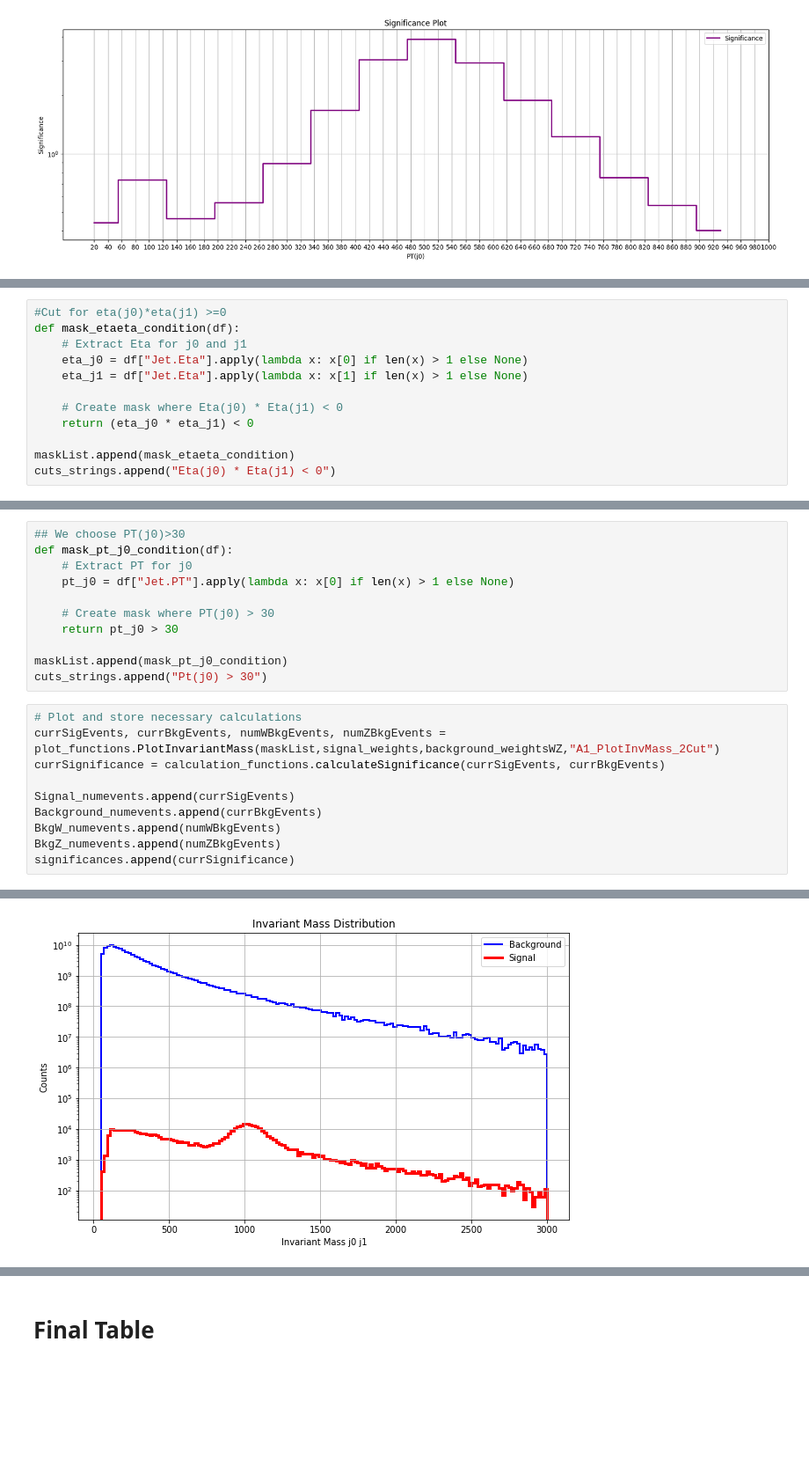
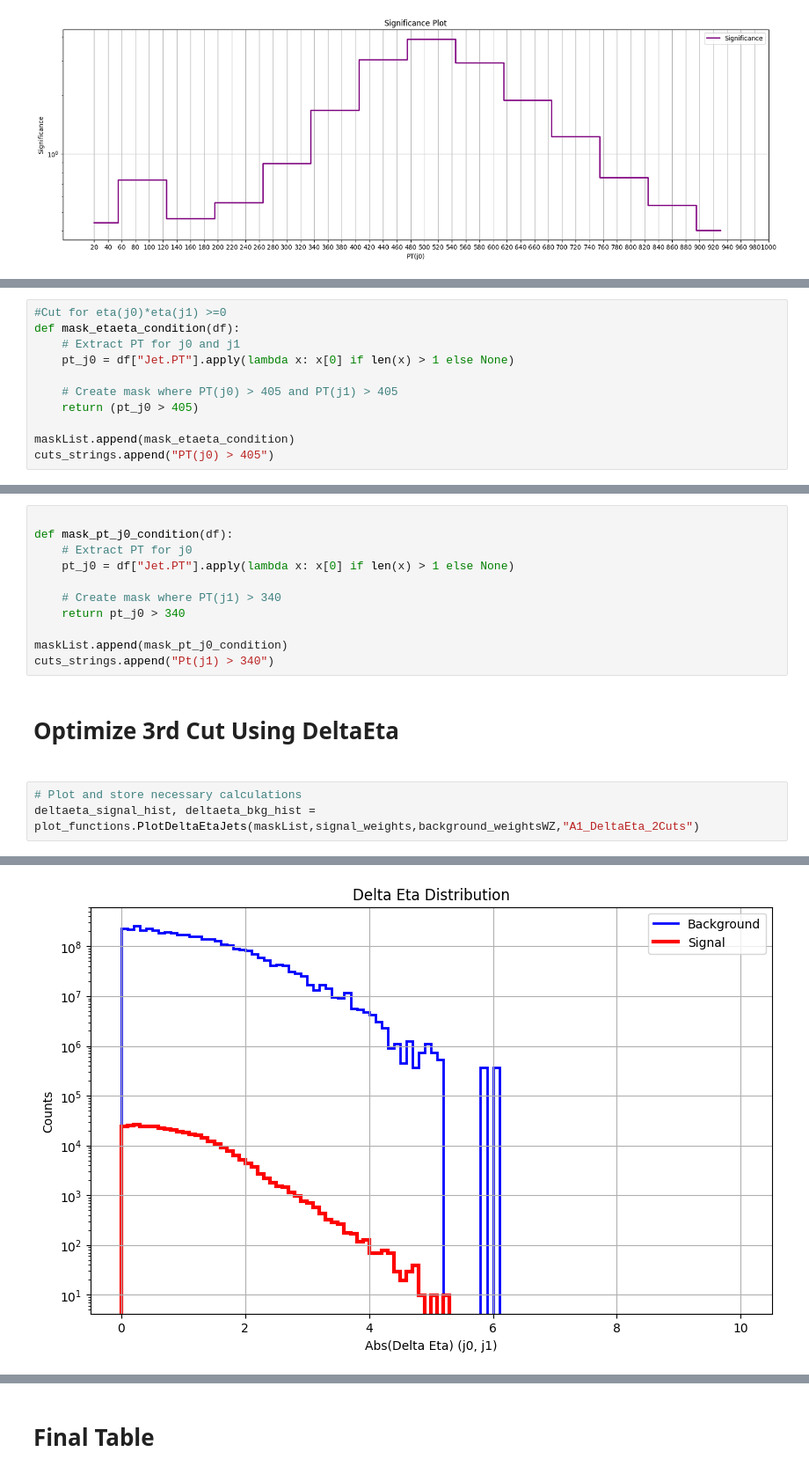
Before and after one commit to MarioPardo/VBFDM_Analysis, a Jupyter notebook: Analysis/Analysis1_OptSignificance/Analysis1_FullAnalysis.ipynb, the cells around one changed output, grey strips where cells are left out. Shown: that part at 88% size. Drawn from its saved outputs; the diff is of its cells as text; blank space fills up the shorter version.

```diff
--- a/Analysis/Analysis1_OptSignificance/Analysis1_FullAnalysis.ipynb
+++ b/Analysis/Analysis1_OptSignificance/Analysis1_FullAnalysis.ipynb
@@ -268,12 +288,11 @@ Rank 5: Significance = 1.676, Bin = 370.000
 # %%
 #Cut for eta(j0)*eta(j1) >=0
 def mask_etaeta_condition(df):
-    # Extract Eta for j0 and j1
-    eta_j0 = df["Jet.Eta"].apply(lambda x: x[0] if len(x) > 1 else None)
-    eta_j1 = df["Jet.Eta"].apply(lambda x: x[1] if len(x) > 1 else None)
+    # Extract PT for j0 and j1
+    pt_j0 = df["Jet.PT"].apply(lambda x: x[0] if len(x) > 1 else None)
 
-    # Create mask where Eta(j0) * Eta(j1) < 0
-    return (eta_j0 * eta_j1) < 0
+    # Create mask where PT(j0) > 405 and PT(j1) > 405
+    return (pt_j0 > 405)
 
 maskList.append(mask_etaeta_condition)
-cuts_strings.append("Eta(j0) * Eta(j1) < 0")
+cuts_strings.append("PT(j0) > 405")
@@ -325,22 +367,17 @@ Current Significances:  [np.float64(1.6251396292594635), np.float64(1.2076089225
 # %%
-## We choose PT(j0)>30
+
 def mask_pt_j0_condition(df):
     # Extract PT for j0
     pt_j0 = df["Jet.PT"].apply(lambda x: x[0] if len(x) > 1 else None)
 
-    # Create mask where PT(j0) > 30
-    return pt_j0 > 30
+    # Create mask where PT(j1) > 340
+    return pt_j0 > 340
 
 maskList.append(mask_pt_j0_condition)
-cuts_strings.append("Pt(j0) > 30")
+cuts_strings.append("Pt(j1) > 340")
+# %% [markdown]
+<h1> Optimize 3rd Cut Using DeltaEta <h1>
 # %%
 # Plot and store necessary calculations
-currSigEvents, currBkgEvents, numWBkgEvents, numZBkgEvents = plot_functions.PlotInvariantMass(maskList,signal_weights,background_weightsWZ,"A1_PlotInvMass_2Cut")
-currSignificance = calculation_functions.calculateSignificance(currSigEvents, currBkgEvents)
-
-Signal_numevents.append(currSigEvents)
-Background_numevents.append(currBkgEvents)
-BkgW_numevents.append(numWBkgEvents)
-BkgZ_numevents.append(numZBkgEvents)
-significances.append(currSignificance)
+deltaeta_signal_hist, deltaeta_bkg_hist = plot_functions.PlotDeltaEtaJets(maskList,signal_weights,background_weightsWZ,"A1_DeltaEta_2Cuts")
 # %% [output]
@@ -364 +388 @@ Ignoring root file: /MC_Samples/Wlnu_jets/run_79.root
-[figure, old version]
+[figure, new version]
```
Also changed, not shown: parts of 38 cells of this notebook, 14 other files.
